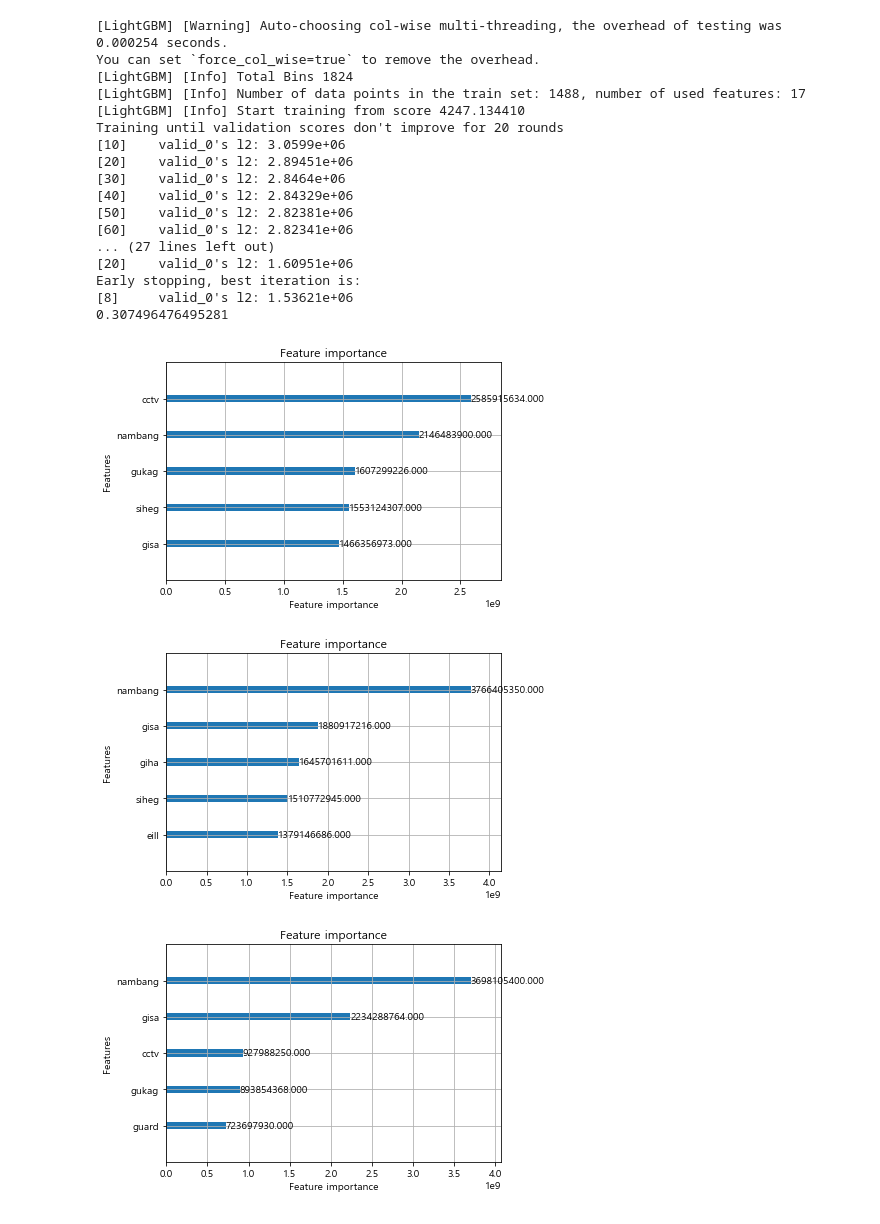
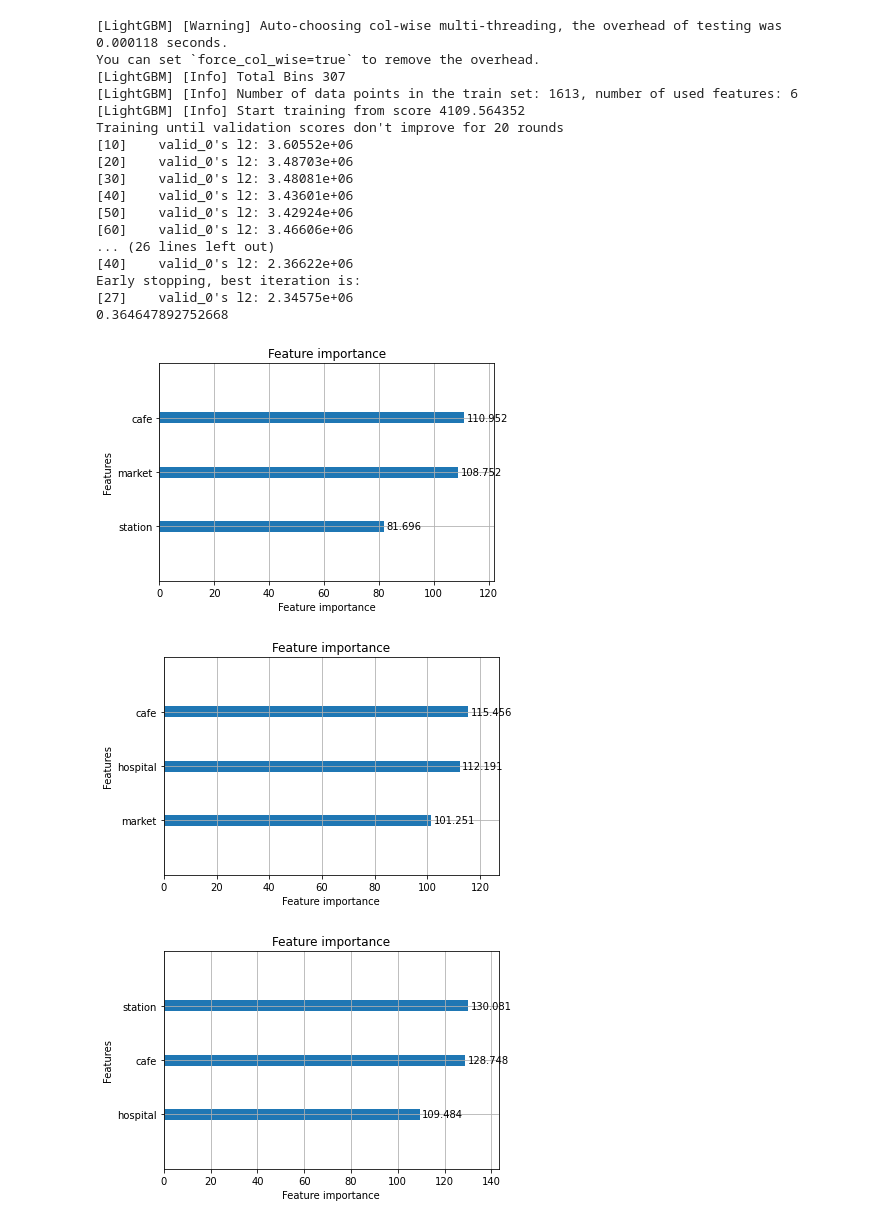
Before and after one commit to sonsoengjoon/kroea_houseprice_predict, a Jupyter notebook: House_Price_Predict.ipynb, the cells around one changed output. Cells and saved outputs as stored; diff of their text form; code cells hidden in the pictures.

```diff
--- a/House_Price_Predict.ipynb
+++ b/House_Price_Predict.ipynb
@@ -128,5 +103,5 @@ df['sigog'] = df['sigog'].str.replace('주','')
 # %%
-df["sigog"] = df["sigog"].str.replace(pat=r'[^\w]', repl=r'', regex=True)
+#df["sigog"] = df["sigog"].str.replace(pat=r'[^\w]', repl=r'', regex=True)
 # %%
-df = df.dropna()
-df.count()
+# df = df.dropna()
+# df.count()
@@ -190,3 +116,3 @@ Name: sigog, Length: 593, dtype: int64
 # %%
-categories = df.columns[df.dtypes=="object"]
-print(categories)
+# categories = df.columns[df.dtypes=="object"]
+# print(categories)
@@ -324,34 +214,34 @@ for train_index, val_index in kf.split(train_X):
                          verbose_eval = 10)
 
     y_pred = model_lgb.predict(X_valid, num_iteration=model_lgb.best_iteration)
-    tmp_rmse = np.sqrt(mean_squared_error(np.log(y_valid), np.log(y_pred)))=
+    tmp_rmse = np.sqrt(mean_squared_error(np.log(y_valid), np.log(y_pred)))
     print(tmp_rmse)
 
     models.append(model_lgb)
     rmses.append(tmp_rmse)
     oof[val_index] = y_pred
 # %% [output]
-[LightGBM] [Warning] Auto-choosing col-wise multi-threading, the overhead of testing was 0.000254 seconds.
+[LightGBM] [Warning] Auto-choosing col-wise multi-threading, the overhead of testing was 0.000118 seconds.
 You can set `force_col_wise=true` to remove the overhead.
-[LightGBM] [Info] Total Bins 1824
-[LightGBM] [Info] Number of data points in the train set: 1488, number of used features: 17
-[LightGBM] [Info] Start training from score 4247.134410
+[LightGBM] [Info] Total Bins 307
+[LightGBM] [Info] Number of data points in the train set: 1613, number of used features: 6
+[LightGBM] [Info] Start training from score 4109.564352
 Training until validation scores don't improve for 20 rounds
-[10]    valid_0's l2: 3.0599e+06
-[20]    valid_0's l2: 2.89451e+06
-[30]    valid_0's l2: 2.8464e+06
-[40]    valid_0's l2: 2.84329e+06
-[50]    valid_0's l2: 2.82381e+06
-[60]    valid_0's l2: 2.82341e+06
-... (27 lines left out)
-[20]    valid_0's l2: 1.60951e+06
+[10]    valid_0's l2: 3.60552e+06
+[20]    valid_0's l2: 3.48703e+06
+[30]    valid_0's l2: 3.48081e+06
+[40]    valid_0's l2: 3.43601e+06
+[50]    valid_0's l2: 3.42924e+06
+[60]    valid_0's l2: 3.46606e+06
+... (26 lines left out)
+[40]    valid_0's l2: 2.36622e+06
 Early stopping, best iteration is:
-[8]     valid_0's l2: 1.53621e+06
-0.307496476495281
+[27]    valid_0's l2: 2.34575e+06
+0.364647892752668
 # %%
 for model in models:
-    lgb.plot_importance(model, importance_type='gain', max_num_features=5)
+    lgb.plot_importance(model, importance_type='gain', max_num_features=3)
 # %% [output]
-[figure, old version]
+[figure, new version]
-[figure, old version]
+[figure, new version]
-[figure, old version]
+[figure, new version]
```
Also changed, not shown: parts of 56 cells of this notebook, 7 other files.
